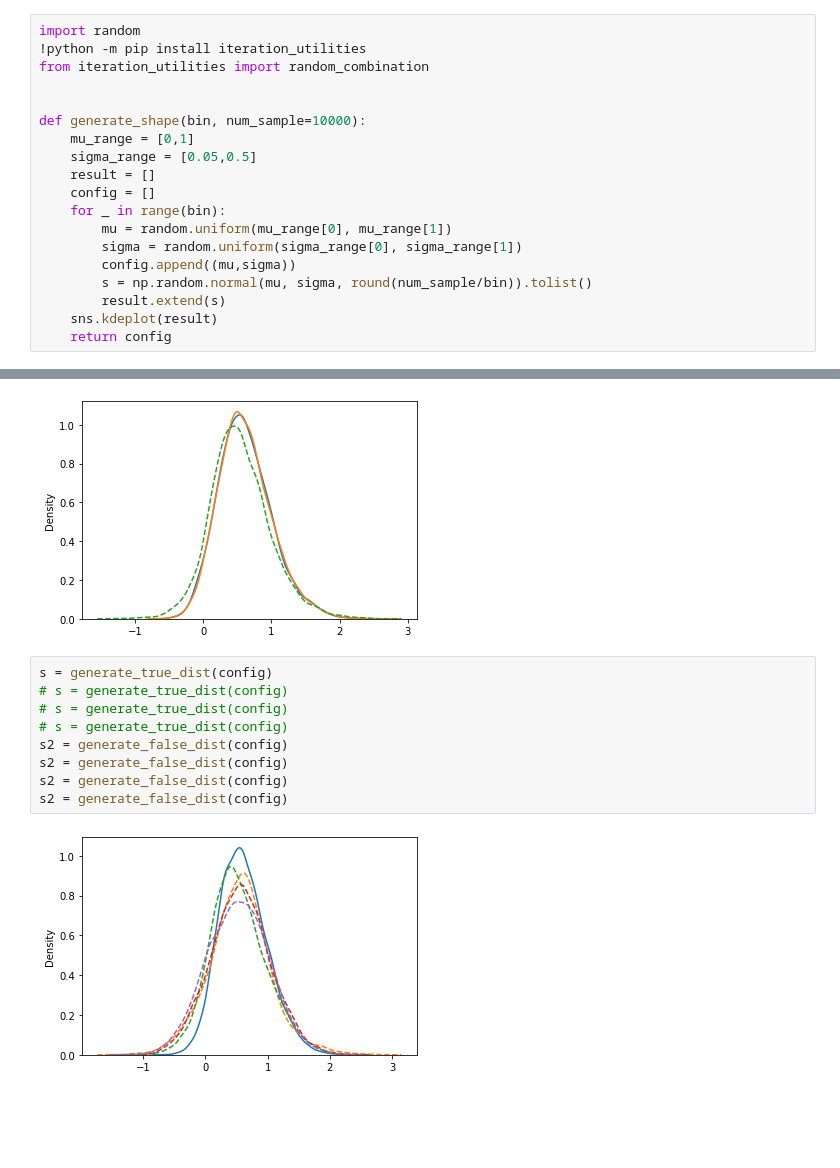
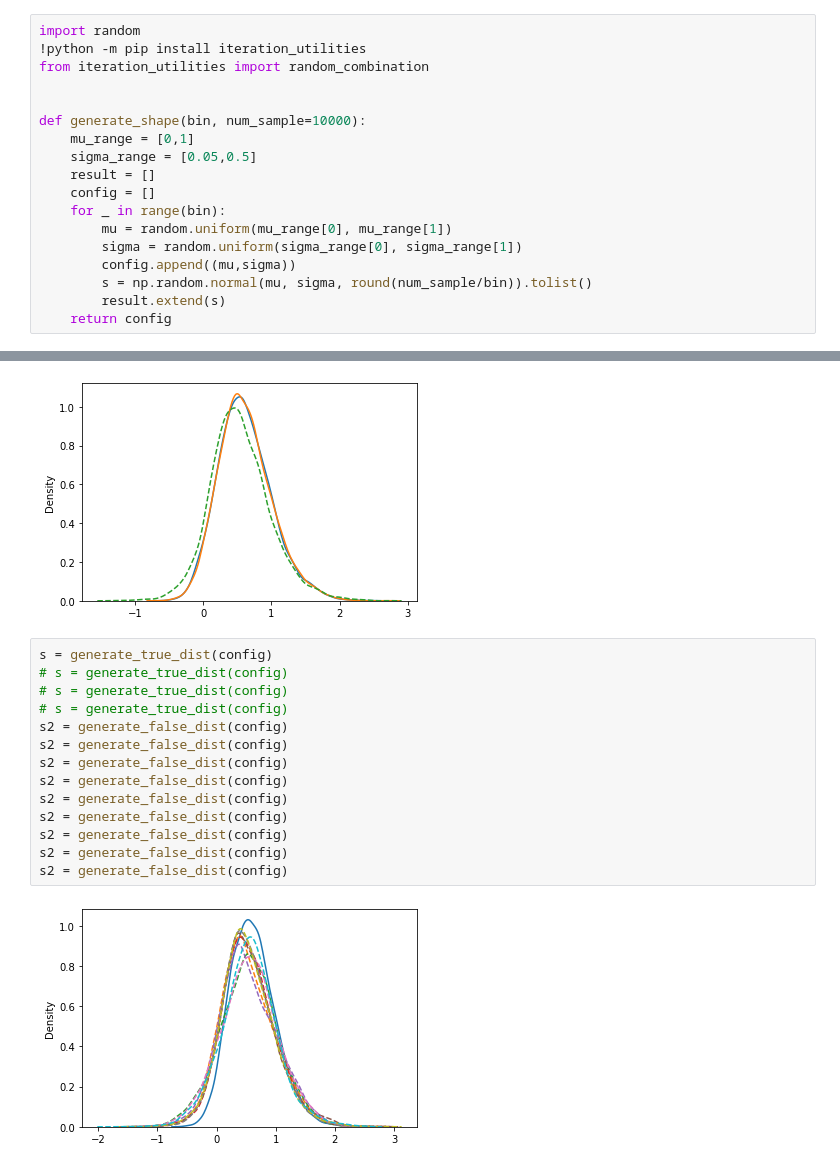
Before and after one commit to hungpham13/Distributed-data-discretization, a Jupyter notebook: Data-preparation.ipynb, the cells around one changed output, grey strips where cells are left out. Drawn from its saved outputs; the diff is of its cells as text; blank space fills up the shorter version.

```diff
--- a/Data-preparation.ipynb
+++ b/Data-preparation.ipynb
@@ -157,7 +157,6 @@ def generate_shape(bin, num_sample=10000):
         config.append((mu,sigma))
         s = np.random.normal(mu, sigma, round(num_sample/bin)).tolist()
         result.extend(s)
-    sns.kdeplot(result)
     return config
 # %% [output]
 Looking in indexes: https://pypi.org/simple, https://us-python.pkg.dev/colab-wheels/public/simple/
@@ -204,14 +227,19 @@ s2 = generate_false_dist(config)
 # %%
 s = generate_true_dist(config)
 # s = generate_true_dist(config)
 # s = generate_true_dist(config)
 # s = generate_true_dist(config)
 s2 = generate_false_dist(config)
 s2 = generate_false_dist(config)
 s2 = generate_false_dist(config)
 s2 = generate_false_dist(config)
+s2 = generate_false_dist(config)
+s2 = generate_false_dist(config)
+s2 = generate_false_dist(config)
+s2 = generate_false_dist(config)
+s2 = generate_false_dist(config)
 # %% [output]
-[figure, old version]
+[figure, new version]
 # %%
 s = generate_true_dist(config)
 s = generate_true_dist(config)
```
Also changed, not shown: parts of 3 cells of this notebook.
